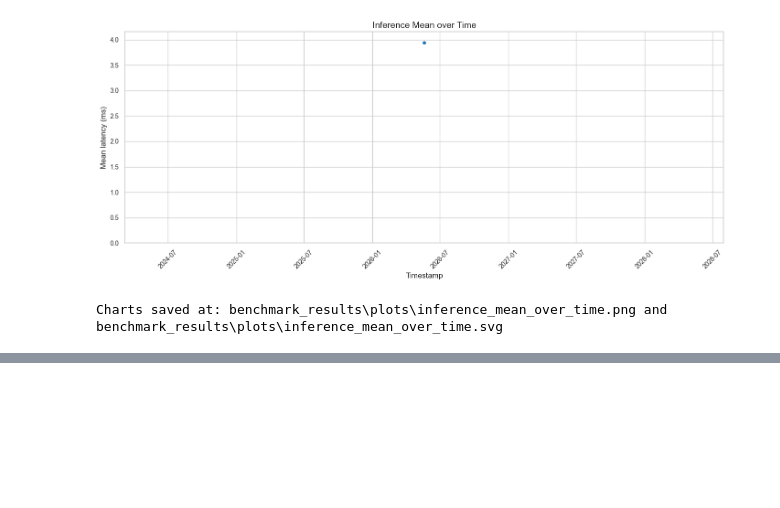
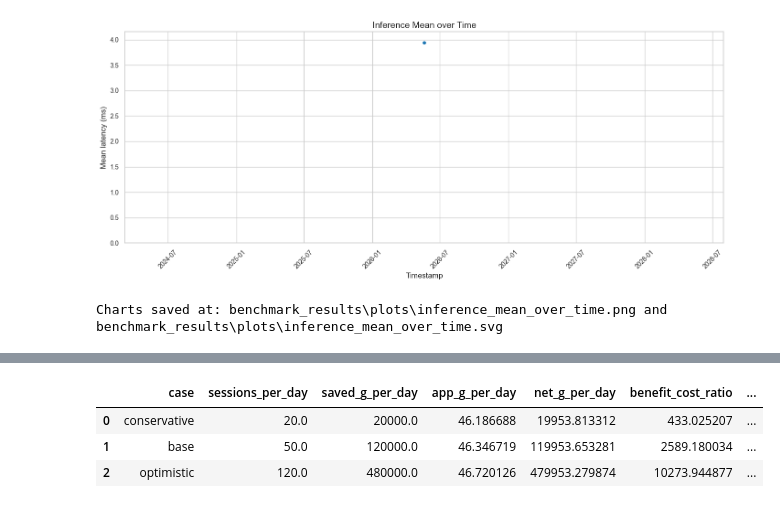
Before and after one commit to The-European-Avengers/MAJJ-ADL-eris, a Jupyter notebook: ml_benchmark_visualization.ipynb, the cells around one changed output, grey strips where cells are left out. Cells and saved outputs as stored; diff of their text form; code cells hidden in the pictures; blank space fills up the shorter version.

```diff
--- a/ml_benchmark_visualization.ipynb
+++ b/ml_benchmark_visualization.ipynb
@@ -316,0 +588,85 @@ Charts saved at: benchmark_results\plots\inference_mean_over_time.png and benchm
+# %%
+# Sensitivity analysis: conservative/base/optimistic
+
+if 'estimate_daily_impact' not in globals():
+    def estimate_daily_impact(s):
+        sessions = float(s['successful_shift_sessions_per_day'])
+        delta_ci = float(s['carbon_intensity_original_g_per_kwh']) - float(s['carbon_intensity_shifted_g_per_kwh'])
+        saved_g_per_session = float(s['shifted_energy_per_session_kwh']) * max(delta_ci, 0.0)
+        saved_g_per_day = sessions * saved_g_per_session
+
+        backend_kwh_day = (float(s['backend_average_power_w']) * float(s['backend_runtime_hours_per_day'])) / 1000.0
+        mobile_kwh_day = (
+            float(s['mobile_active_power_w'])
+            * float(s['mobile_active_seconds_per_session'])
+            * sessions
+        ) / (1000.0 * 3600.0)
+        inference_kwh_day = (
+            float(s['inference_device_power_w'])
+            * (float(s['inference_ms']) / 1000.0)
+            * float(s['inferences_per_session'])
+            * sessions
+        ) / (1000.0 * 3600.0)
+
+        app_kwh_day = backend_kwh_day + mobile_kwh_day + inference_kwh_day
+        app_g_per_day = app_kwh_day * float(s['app_side_carbon_intensity_g_per_kwh'])
+        net_g_per_day = saved_g_per_day - app_g_per_day
+        ratio = saved_g_per_day / app_g_per_day if app_g_per_day > 0 else np.inf
+
+        return {
+            'sessions_per_day': sessions,
+            'saved_g_per_day': saved_g_per_day,
+            'app_g_per_day': app_g_per_day,
+            'net_g_per_day': net_g_per_day,
+            'saved_kg_per_month': (saved_g_per_day * 30.0) / 1000.0,
+            'app_kg_per_month': (app_g_per_day * 30.0) / 1000.0,
+            'net_kg_per_month': (net_g_per_day * 30.0) / 1000.0,
+            'benefit_cost_ratio': ratio,
+            'backend_kwh_day': backend_kwh_day,
+            'mobile_kwh_day': mobile_kwh_day,
+            'inference_kwh_day': inference_kwh_day,
+            'app_kwh_day': app_kwh_day,
+        }
+
+cases = {
+    'conservative': {
+        **scenario,
+        'successful_shift_sessions_per_day': 20,
+        'carbon_intensity_original_g_per_kwh': 200,
+        'carbon_intensity_shifted_g_per_kwh': 150,
+    },
+    'base': {
+        **scenario,
+    },
+    'optimistic': {
+        **scenario,
+        'successful_shift_sessions_per_day': 120,
+        'carbon_intensity_original_g_per_kwh': 300,
+        'carbon_intensity_shifted_g_per_kwh': 100,
+    },
+}
+
+rows = []
+for name, cfg in cases.items():
+    out = estimate_daily_impact(cfg)
+    out['case'] = name
+    rows.append(out)
+
+sens_df = pd.DataFrame(rows)[[
+    'case',
+    'sessions_per_day',
+    'saved_g_per_day',
+    'app_g_per_day',
+    'net_g_per_day',
+    'benefit_cost_ratio',
+    'saved_kg_per_month',
+    'app_kg_per_month',
+    'net_kg_per_month',
+]]
+
+sens_df
+# %% [output]
+|  | case | sessions_per_day | saved_g_per_day | app_g_per_day | net_g_per_day | benefit_cost_ratio | ... |
+| 0 | conservative | 20.0 | 20000.0 | 46.186688 | 19953.813312 | 433.025207 | ... |
+| 1 | base | 50.0 | 120000.0 | 46.346719 | 119953.653281 | 2589.180034 | ... |
+| 2 | optimistic | 120.0 | 480000.0 | 46.720126 | 479953.279874 | 10273.944877 | ... |
```
Also changed, not shown: parts of 7 cells of this notebook.
